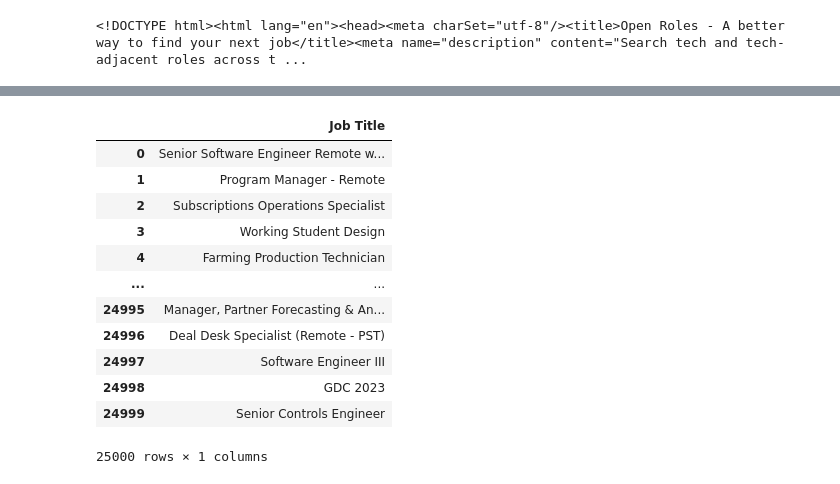
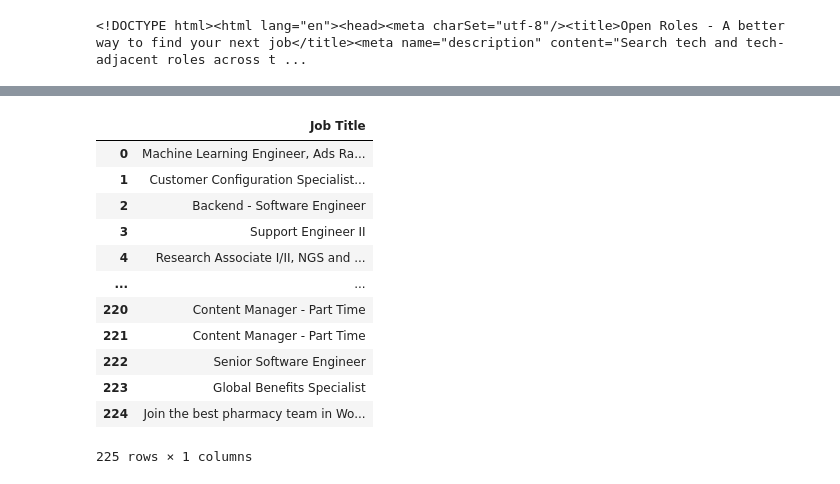
Before and after one commit to David800823/Data_Analyst_Job, a Jupyter notebook: Webscraping_Script.ipynb, the cells around one changed output, grey strips where cells are left out. Drawn from its saved outputs; the diff is of its cells as text; code cells hidden in the pictures.

```diff
--- a/Webscraping_Script.ipynb
+++ b/Webscraping_Script.ipynb
@@ -31,8 +35,8 @@ print(html_soup.find("a", class_ = "font-bold hover:underline group/link group-h
 #go through the whole robota website
 #program will run from page 1 to 12442
 page = 1
-page_end = 1001 # total pages 12442
-titles = []
+page_end = 10 # total pages 12442
+job_titles = []
 
 #will loop until it hit all the pages in the website
 while page != page_end:
@@ -43,27 +47,27 @@ while page != page_end:
 
     #find all job titles for each
     for a in soup.find_all("a", class_ = "font-bold hover:underline group/link group-hover/post:text-blue-700"):
-        titles.append(a.get_text(strip = True))
+        job_titles.append(a.get_text(strip = True))
 
     #continue to next page
     page = page + 1
 # %%
 #turn list into data frame
 import pandas as pd
-df = pd.DataFrame(titles, columns = ['Job Title'])
+df = pd.DataFrame(job_titles, columns = ['Job Title'])
 
 df
 # %% [output]
 |  | Job Title |
-| 0 | Senior Software Engineer Remote w... |
-| 1 | Program Manager - Remote |
-| 2 | Subscriptions Operations Specialist |
-| 3 | Working Student Design |
-| 4 | Farming Production Technician |
+| 0 | Machine Learning Engineer, Ads Ra... |
+| 1 | Customer Configuration Specialist... |
+| 2 | Backend - Software Engineer |
+| 3 | Support Engineer II |
+| 4 | Research Associate I/II, NGS and ... |
 | ... | ... |
-| 24995 | Manager, Partner Forecasting & An... |
-| 24996 | Deal Desk Specialist (Remote - PST) |
-| 24997 | Software Engineer III |
-| 24998 | GDC 2023 |
-| 24999 | Senior Controls Engineer |
+| 220 | Content Manager - Part Time |
+| 221 | Content Manager - Part Time |
+| 222 | Senior Software Engineer |
+| 223 | Global Benefits Specialist |
+| 224 | Join the best pharmacy team in Wo... |
-25000 rows × 1 columns
+225 rows × 1 columns
```
Also changed, not shown: parts of 8 cells of this notebook.
